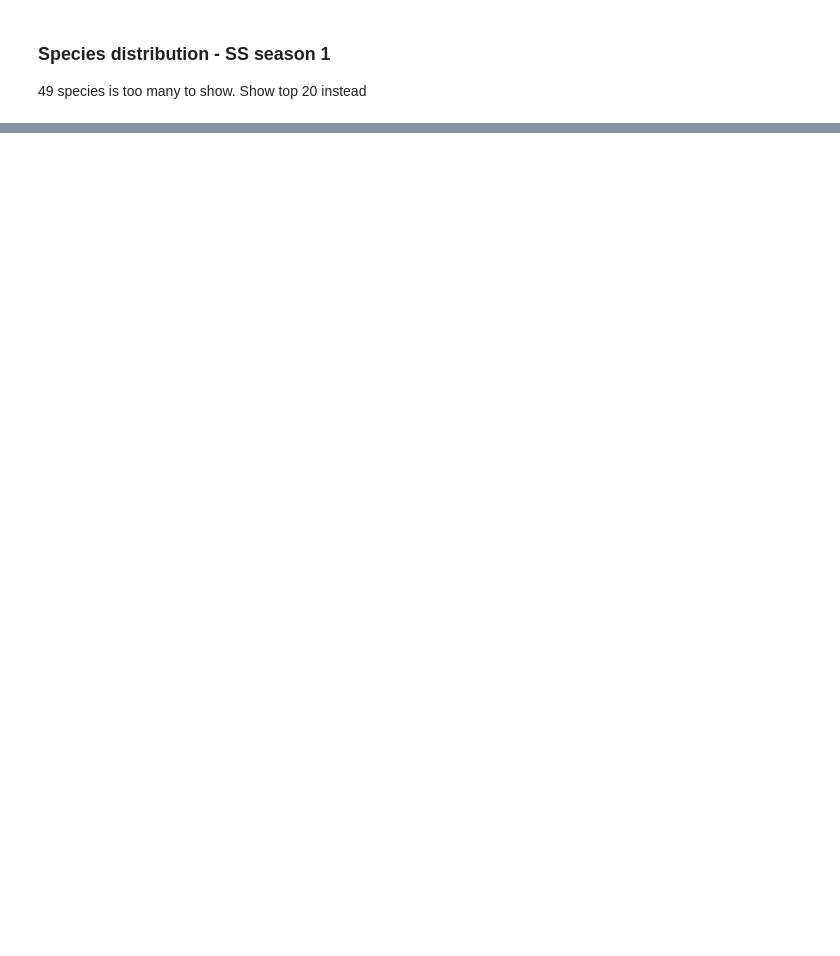
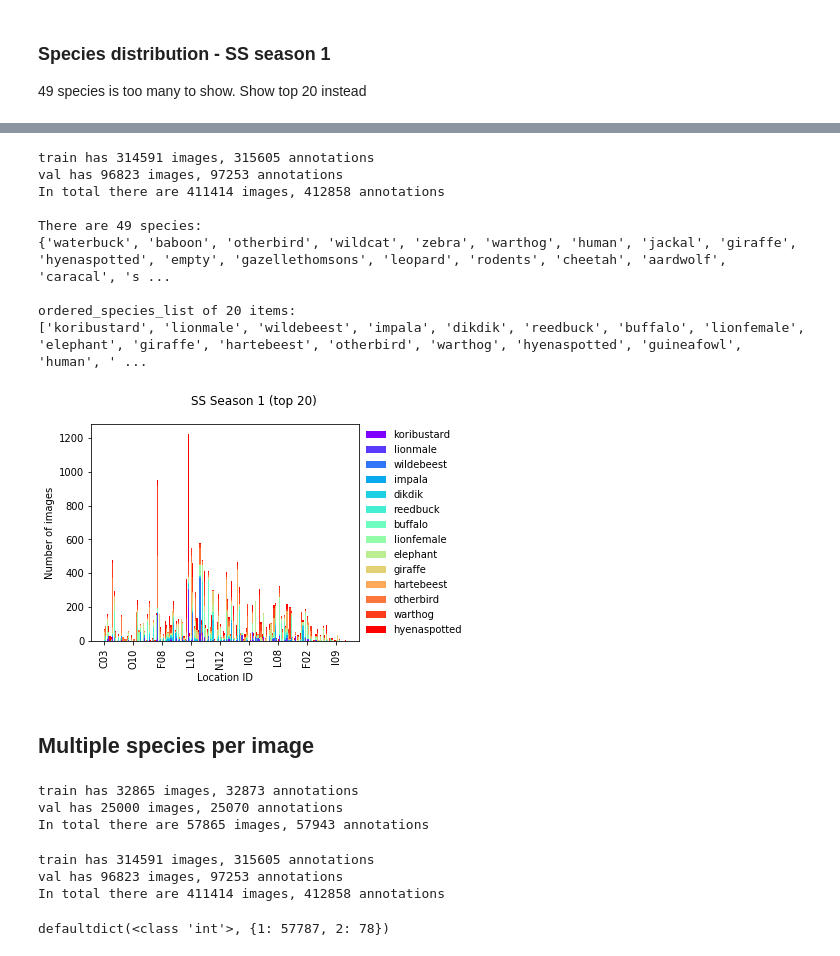
Before and after one commit to microsoft/CameraTraps, a Jupyter notebook: benchmark/dataset_stats_species_dist.ipynb, the cells around one changed output, grey strips where cells are left out. Drawn from its saved outputs; the diff is of its cells as text; code cells hidden in the pictures; blank space fills up the shorter version.

```diff
--- a/benchmark/dataset_stats_species_dist.ipynb
+++ b/benchmark/dataset_stats_species_dist.ipynb
@@ -146,4 +158,0 @@ species_counter_sorted_no_reverse = sorted(species_counter.items(), key=lambda x
-# %%
-species_counter_sorted_no_reverse[-20:]
-
-top_20 = [i[0] for i in species_counter_sorted_no_reverse[-20:]]
@@ -185,0 +180,29 @@ ordered_species_list of 20 items:
+# %%
+# excluding the top few animals
+# the leveling around 10 is because many species have very few instances
+fig2 = show_species_dist(ss_file_template, plot_title=plot_title, ordered_species_list=top_20, log_scale=False)
+# %% [output]
+train has 314591 images, 315605 annotations
+val has 96823 images, 97253 annotations
+In total there are 411414 images, 412858 annotations
+
+There are 49 species:
+{'waterbuck', 'baboon', 'otherbird', 'wildcat', 'zebra', 'warthog', 'human', 'jackal', 'giraffe', 'hyenaspotted', 'empty', 'gazellethomsons', 'leopard', 'rodents', 'cheetah', 'aardwolf', 'caracal', 's ...
+
+ordered_species_list of 20 items:
+['koribustard', 'lionmale', 'wildebeest', 'impala', 'dikdik', 'reedbuck', 'buffalo', 'lionfemale', 'elephant', 'giraffe', 'hartebeest', 'otherbird', 'warthog', 'hyenaspotted', 'guineafowl', 'human', ' ...
+[figure, added]
+# %% [markdown]
+## Multiple species per image
+# %%
+cct_images, cct_annotations = get_images_annotations('/beaver_disk/camtrap/caltech/benchmark/cct-20/CaltechCameraTraps-20_v2.1_{}.json')
+# %% [output]
+train has 32865 images, 32873 annotations
+val has 25000 images, 25070 annotations
+In total there are 57865 images, 57943 annotations
+# %%
+ss1_images, ss1_annotations = get_images_annotations('/beaver_disk/camtrap/ss_season1/benchmark/SnapshotSerengetiS01_{}.json')
+# %% [output]
+train has 314591 images, 315605 annotations
+val has 96823 images, 97253 annotations
+In total there are 411414 images, 412858 annotations
@@ -185,0 +221,4 @@ ordered_species_list of 20 items:
+# %%
+num_images_multi_label(cct_annotations)
+# %% [output]
+defaultdict(<class 'int'>, {1: 57787, 2: 78})
```
Also changed, not shown: parts of 19 cells of this notebook, 2 other files.
